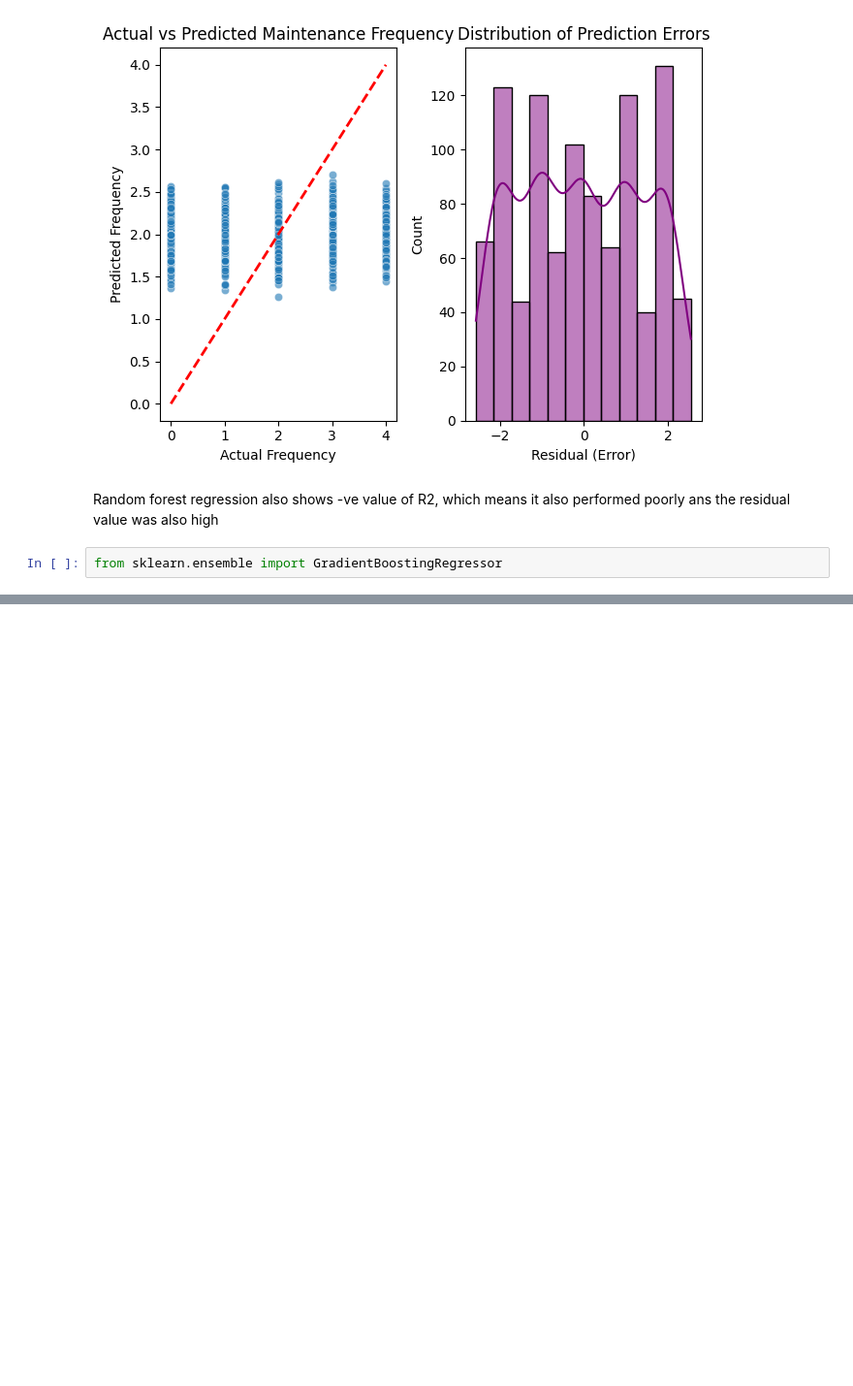
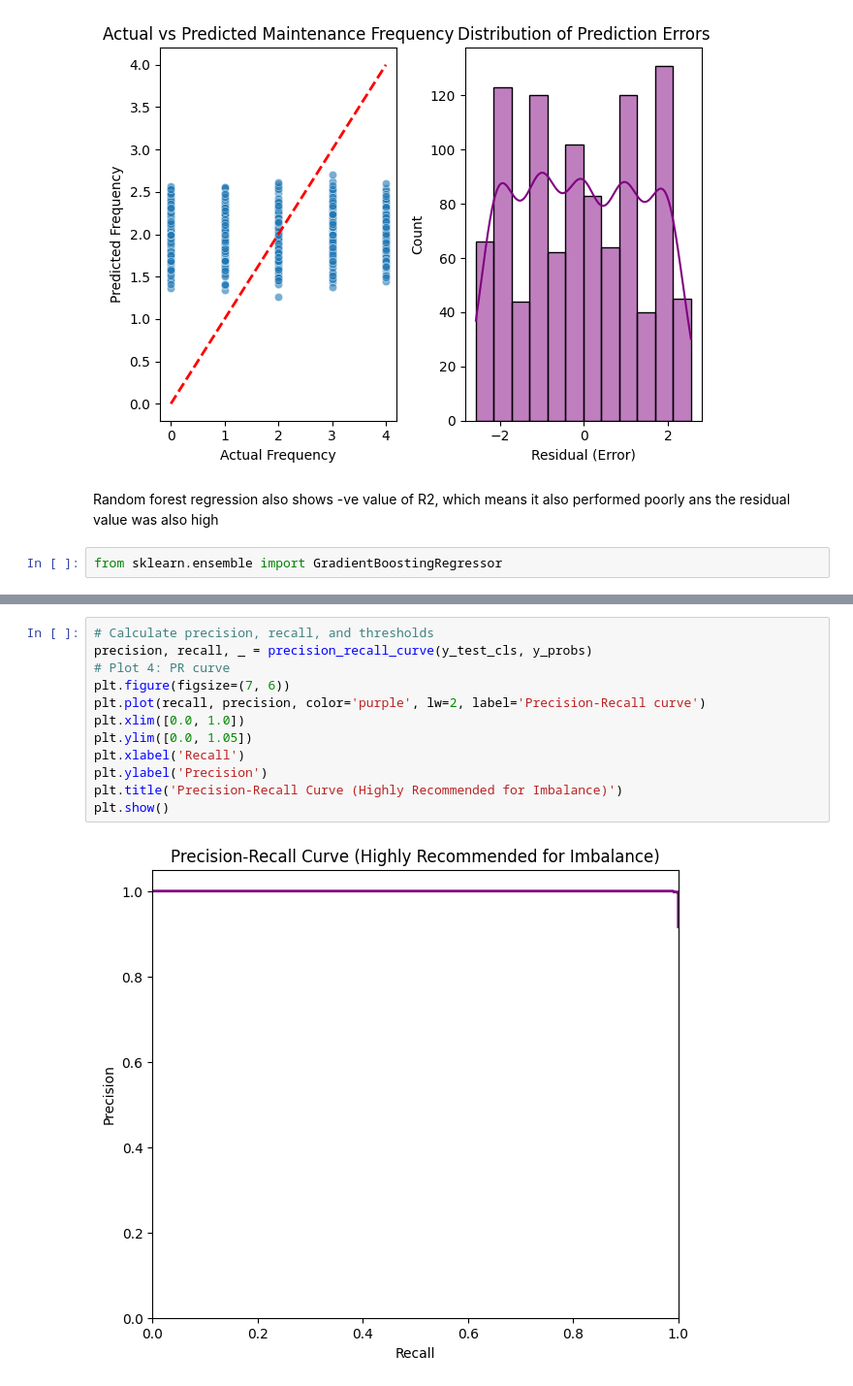
Before and after one commit to muhammadsiddique99/ENGG680_2025_Fall, a Jupyter notebook: Final_Project_G15/Road_Maintenence_Prediction.ipynb, the cells around one changed output, grey strips where cells are left out. Shown at 97% size. Drawn from its saved outputs; the diff is of its cells as text; blank space fills up the shorter version.

```diff
--- a/Final_Project_G15/Road_Maintenence_Prediction.ipynb
+++ b/Final_Project_G15/Road_Maintenence_Prediction.ipynb
@@ -292,0 +467,14 @@ heavy_vehicle_ratio    0.109782
+# %%
+# Calculate precision, recall, and thresholds
+precision, recall, _ = precision_recall_curve(y_test_cls, y_probs)
+# Plot 4: PR curve
+plt.figure(figsize=(7, 6))
+plt.plot(recall, precision, color='purple', lw=2, label='Precision-Recall curve')
+plt.xlim([0.0, 1.0])
+plt.ylim([0.0, 1.05])
+plt.xlabel('Recall')
+plt.ylabel('Precision')
+plt.title('Precision-Recall Curve (Highly Recommended for Imbalance)')
+plt.show()
+# %% [output]
+[figure, added]
```
Also changed, not shown: parts of 24 cells of this notebook.
